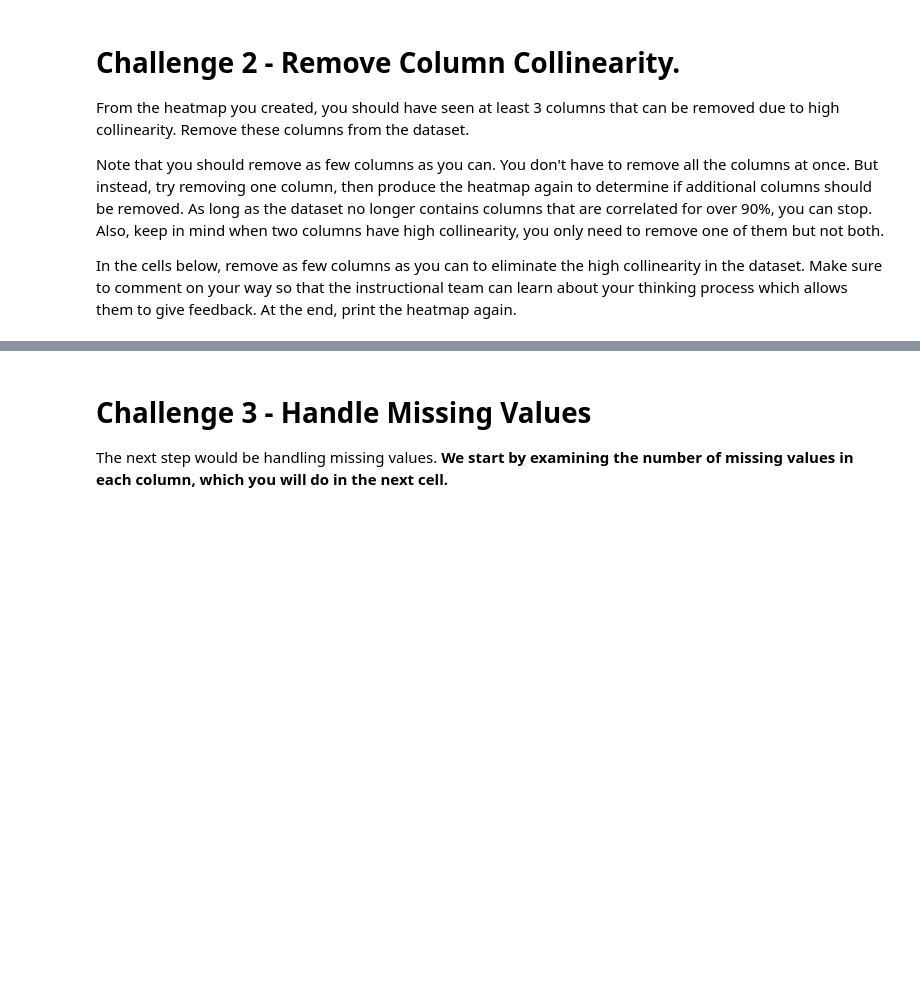
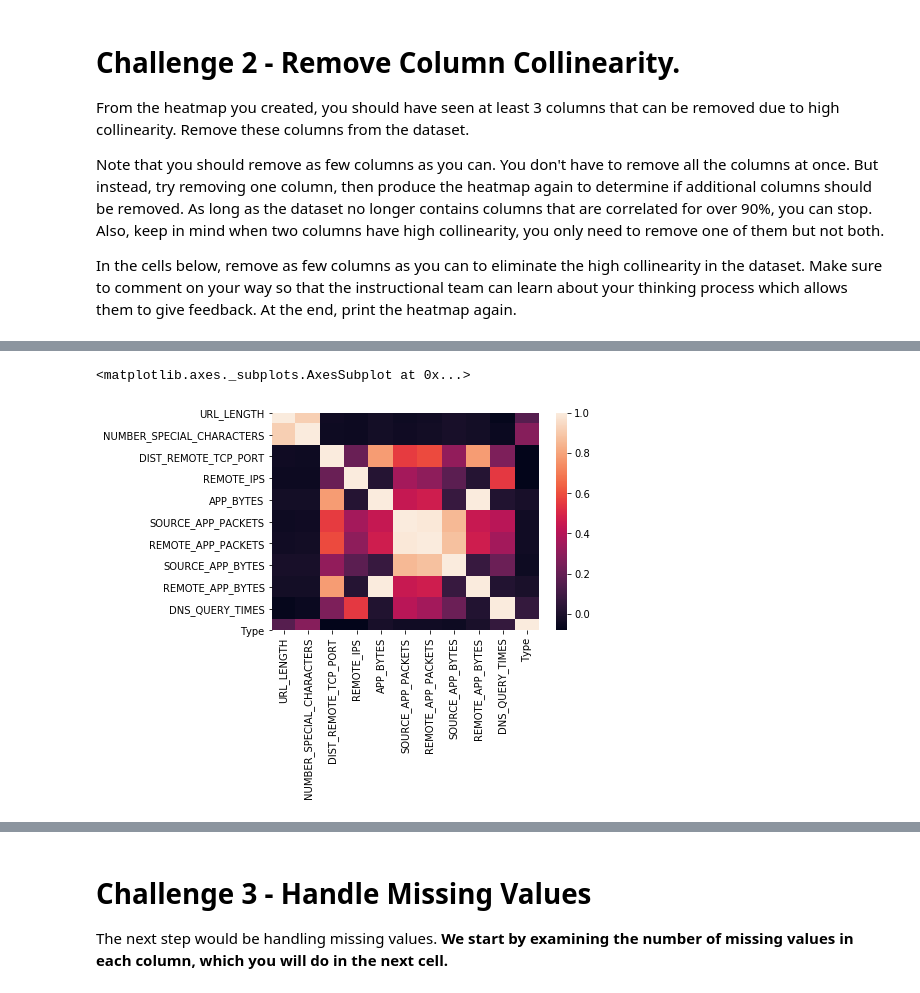
Before and after one commit to ta-data-bcn/lab-supervised-learning, a Jupyter notebook: your-code/main.ipynb, the cells around one changed output, grey strips where cells are left out. Saved outputs shown, nothing was run; the diff lists cells and outputs as text; code cells hidden in the pictures; blank space fills up the shorter version.

```diff
--- a/your-code/main.ipynb
+++ b/your-code/main.ipynb
@@ -174,0 +317,9 @@ In the cells below, remove as few columns as you can to eliminate the high colli
+# %%
+websites.drop(columns= "TCP_CONVERSATION_EXCHANGE", inplace = True)
+# %%
+corr_matrix_mod2 = websites.corr()
+# %%
+sns.heatmap(corr_matrix_mod2)
+# %% [output]
+<matplotlib.axes._subplots.AxesSubplot at 0x...>
+[figure, added]
```
Also changed, not shown: parts of 85 cells of this notebook.
